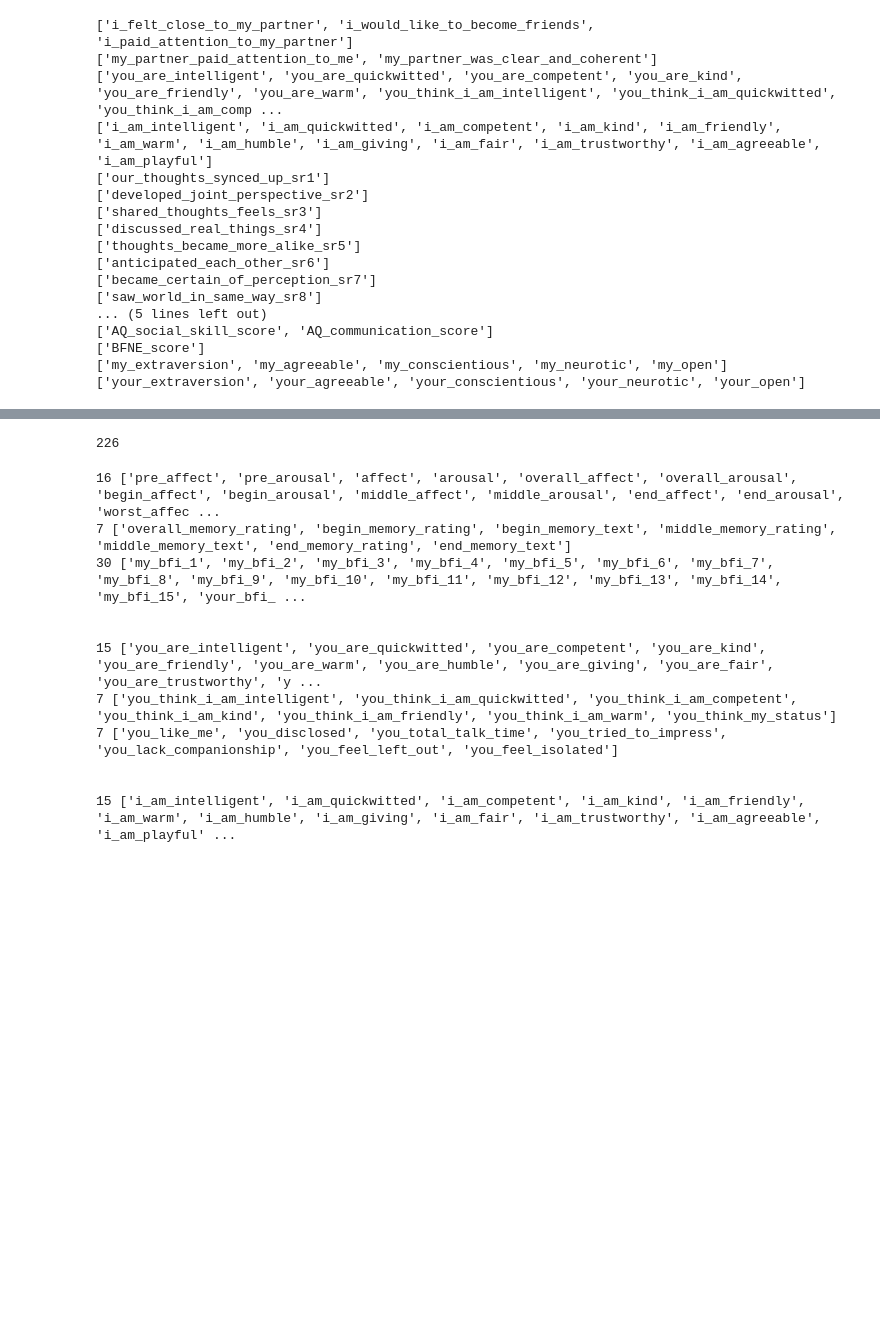
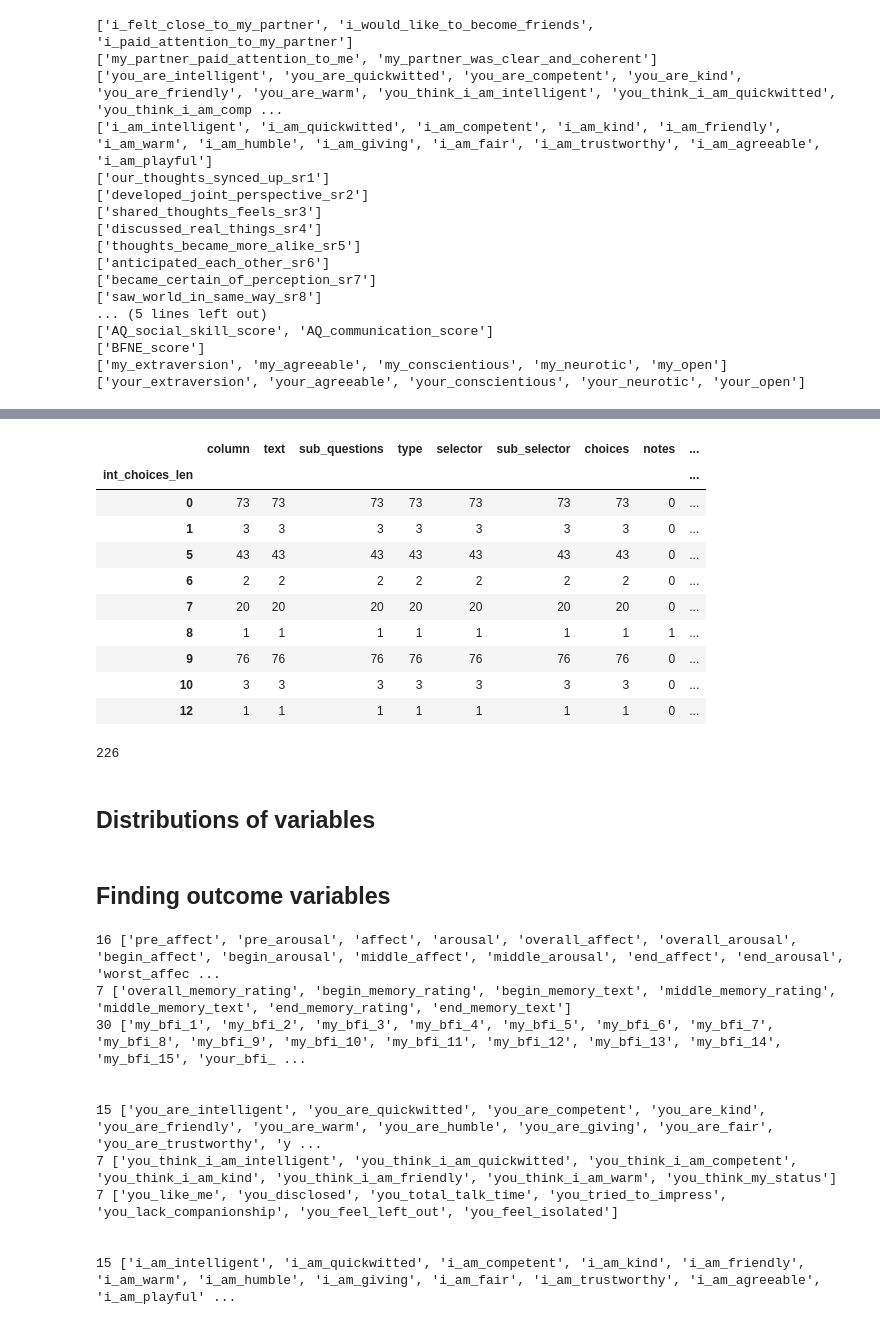
Before and after one commit to Hclover2003/natconv, a Jupyter notebook: natconv.ipynb, the cells around one changed output, grey strips where cells are left out. Saved outputs shown, nothing was run; the diff lists cells and outputs as text; code cells hidden in the pictures; blank space fills up the shorter version.

```diff
--- a/natconv.ipynb
+++ b/natconv.ipynb
@@ -95,7 +189,25 @@ for lst in likert:
+# %%
+datadict_int.groupby("int_choices_len").count()
+# %% [output]
+|  | column | text | sub_questions | type | selector | sub_selector | choices | notes | ... |
+| int_choices_len |  |  |  |  |  |  |  |  | ... |
+| 0 | 73 | 73 | 73 | 73 | 73 | 73 | 73 | 0 | ... |
+| 1 | 3 | 3 | 3 | 3 | 3 | 3 | 3 | 0 | ... |
+| 5 | 43 | 43 | 43 | 43 | 43 | 43 | 43 | 0 | ... |
+| 6 | 2 | 2 | 2 | 2 | 2 | 2 | 2 | 0 | ... |
+| 7 | 20 | 20 | 20 | 20 | 20 | 20 | 20 | 0 | ... |
+| 8 | 1 | 1 | 1 | 1 | 1 | 1 | 1 | 1 | ... |
+| 9 | 76 | 76 | 76 | 76 | 76 | 76 | 76 | 0 | ... |
+| 10 | 3 | 3 | 3 | 3 | 3 | 3 | 3 | 0 | ... |
+| 12 | 1 | 1 | 1 | 1 | 1 | 1 | 1 | 0 | ... |
 # %%
 len(df.columns) # 226 columns in total
 # %% [output]
 226
+# %% [markdown]
+## Distributions of variables
+# %% [markdown]
+## Finding outcome variables
 # %%
 affect_arousal_outcomes = list(filter(re.compile("^.*(arousal|affect).*$").match, df.columns))
 memory_outcomes = list(filter(re.compile("^.*memory.*$").match, df.columns))
```
Also changed, not shown: parts of 34 cells of this notebook, 12 other files.
